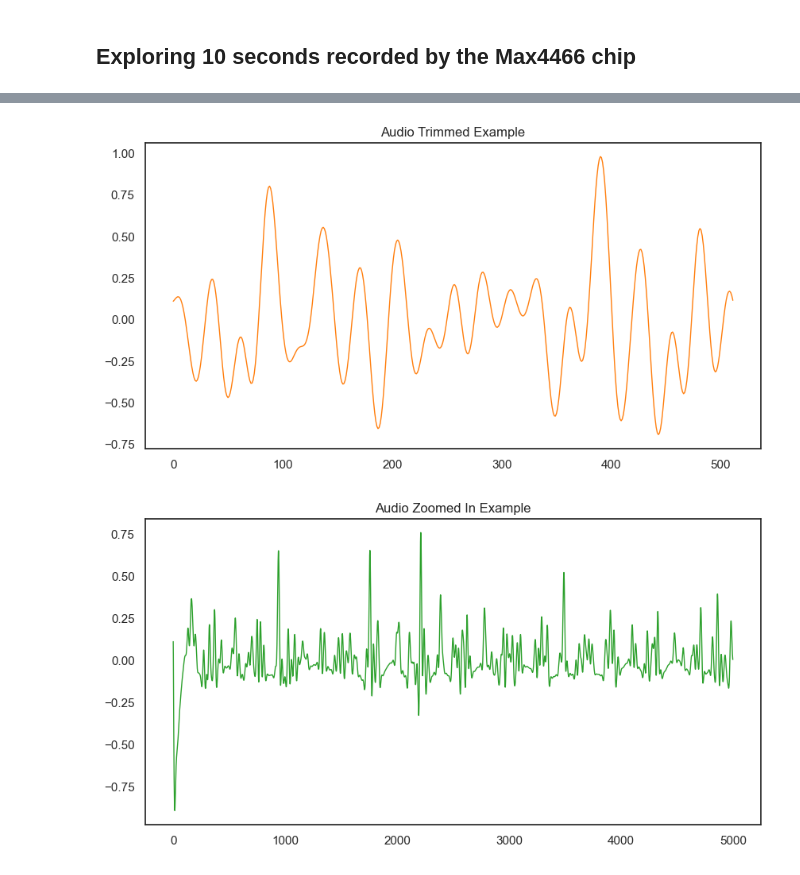
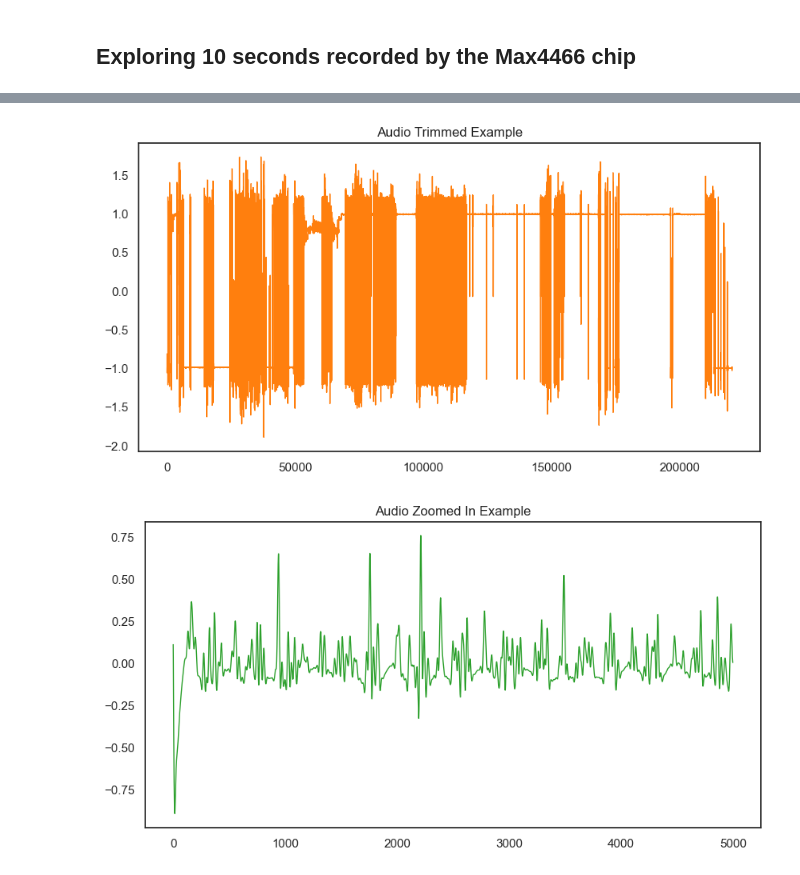
Before and after one commit to MuhammedELSayedBrq/arabic_real_time_translation_pin_stt_mt_tts, a Jupyter notebook: working-with-audio-in-python.ipynb, the cells around one changed output, grey strips where cells are left out. Cells and saved outputs as stored; diff of their text form; code cells hidden in the pictures.

```diff
--- a/working-with-audio-in-python.ipynb
+++ b/working-with-audio-in-python.ipynb
@@ -26,7 +26,7 @@ output_file = "_assets/filtered_audio.wav"
 filter_human(input_file,output_file,300,3400,4)
 # or just
 #filter_human(input_file, output_file)
-audio_file = glob(output_file)
+audio_file = glob(input_file)
 # %%
 ipd.Audio(audio_file[0])
 # %% [output]
@@ -57,13 +121,14 @@ plt.show()
 # %%
 # Trimming leading/lagging silence
-y_trimmed, _ = librosa.effects.trim(y, top_db=0.04)
+y_trimmed, _ = librosa.effects.trim(y, top_db=60)
 pd.Series(y_trimmed).plot(figsize=(10, 5),
                   lw=1,
                   title='Audio Trimmed Example',
                  color=color_pal[1])
+
 plt.show()
 # %% [output]
-[figure, old version]
+[figure, new version]
 # %%
 pd.Series(y[0:5000]).plot(figsize=(10, 5),
                   lw=1,
```
Also changed, not shown: parts of 5 cells of this notebook, 14 other files.
